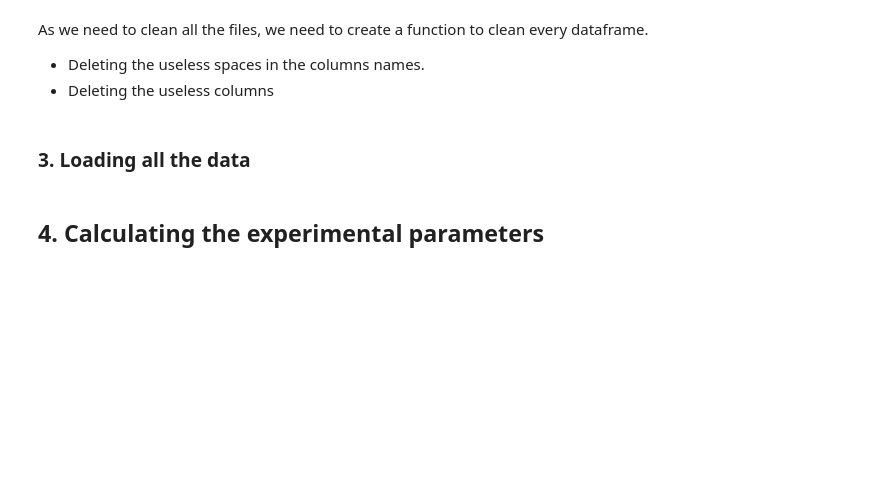
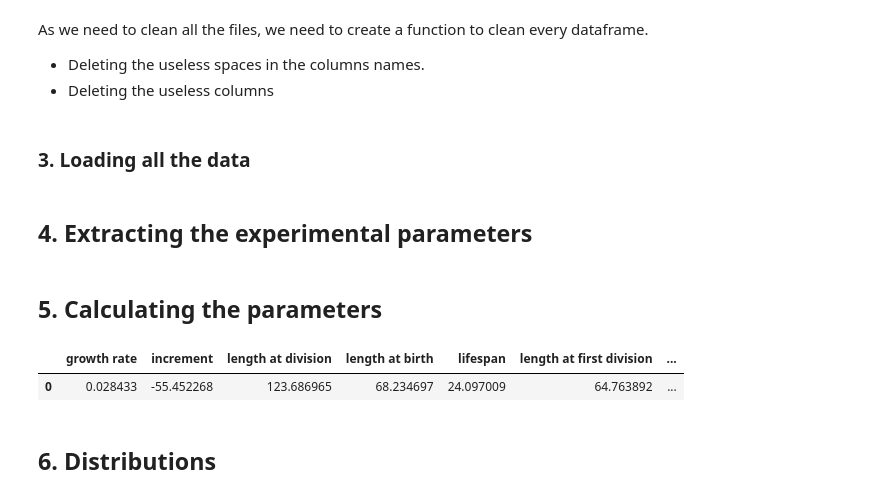
Before and after one commit to Rudiio/Bacteria, a Jupyter notebook: data.ipynb, the cells around one changed output. Drawn from its saved outputs; the diff is of its cells as text; code cells hidden in the pictures; blank space fills up the shorter version.

```diff
--- a/data.ipynb
+++ b/data.ipynb
@@ -88,7 +88,7 @@ for f in all_files:
 DF = pd.concat(Ldf)
 # DF
 # %% [markdown]
-## 4. Calculating the experimental parameters
+## 4. Extracting the experimental parameters
 # %%
 # Lists of parameters
 
@@ -152,6 +152,24 @@ gene = np.array(Gen_E)
 lpe = np.array(lifespan_E)
 fde = np.array(First_div_E)
 we = np.array(width_birth_E)
+# %% [markdown]
+## 5. Calculating the parameters
+# %%
+dict = {"growth rate" : [np.mean(gre)*0.1],
+        "increment" : [np.mean(incre)*0.1],
+        "length at division" :[np.mean(lde)*0.1],
+        "length at birth" : [np.mean(lbe)*0.1],
+        "lifespan" : [np.mean(lpe)*0.1],
+        "length at first division ": [np.mean(fde)*0.1],
+        "initial width": [np.mean(we)*0.1]}
+
+data = pd.DataFrame(dict)
+data
+# %% [output]
+|  | growth rate | increment | length at division | length at birth | lifespan | length at first division | ... |
+| 0 | 0.028433 | -55.452268 | 123.686965 | 68.234697 | 24.097009 | 64.763892 | ... |
+# %% [markdown]
+## 6. Distributions
 # %%
 # Calculating the kernel density of the experimental growth rate
 data = gre
```
Also changed, not shown: parts of 9 cells of this notebook, 3 other files.
